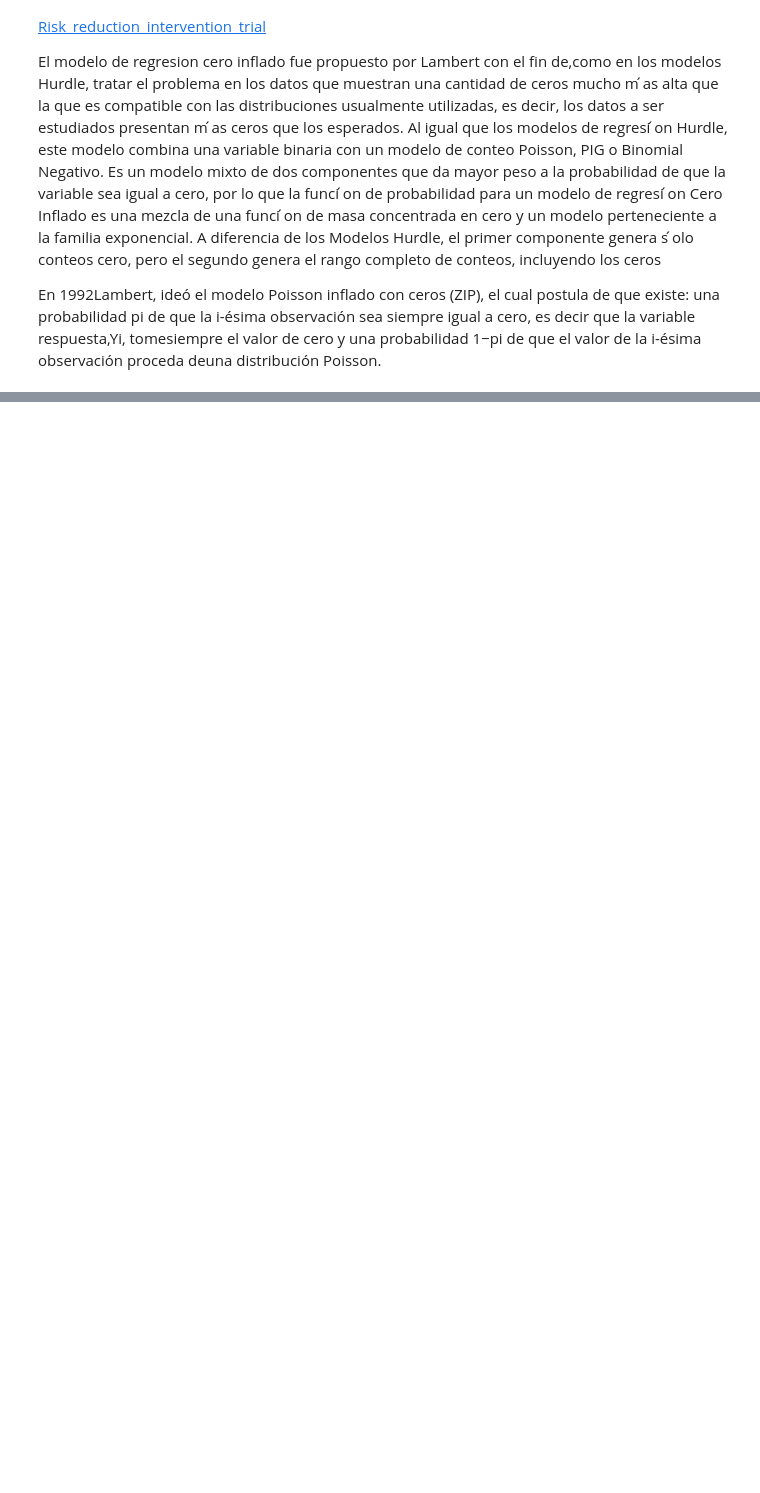
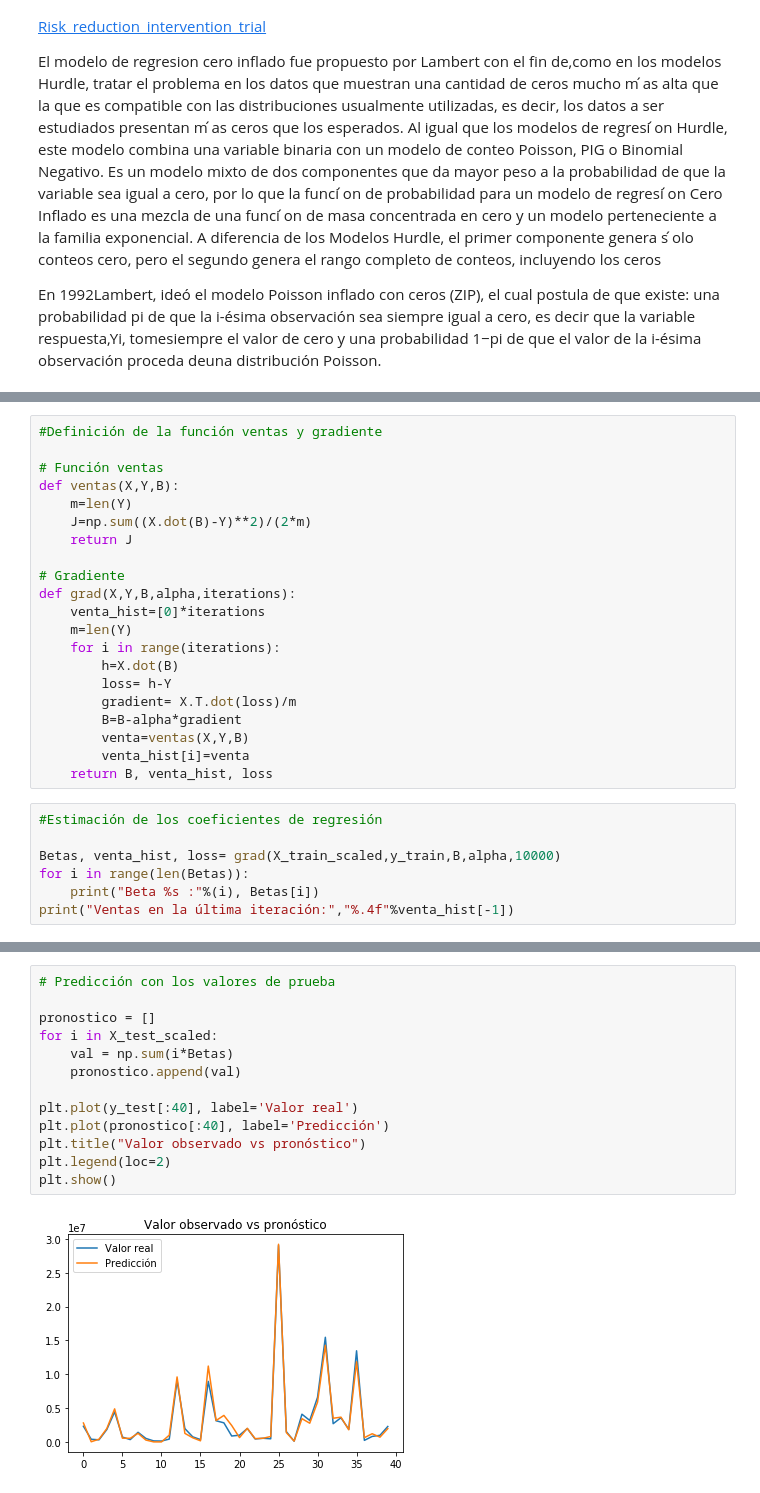
Before and after one commit to KatherinAcosta/Proyecto2018, a Jupyter notebook: 5. Regresión.ipynb, the cells around one changed output, grey strips where cells are left out. Saved outputs shown, nothing was run; the diff lists cells and outputs as text; blank space fills up the shorter version.

```diff
--- a/5. Regresión.ipynb
+++ b/5. Regresión.ipynb
@@ -16,0 +85,28 @@ En 1992Lambert, ideó el modelo Poisson inﬂado con ceros (ZIP), el cual postul
+# %%
+#Definición de la función ventas y gradiente
+
+# Función ventas
+def ventas(X,Y,B):
+    m=len(Y)
+    J=np.sum((X.dot(B)-Y)**2)/(2*m)
+    return J
+
+# Gradiente
+def grad(X,Y,B,alpha,iterations):
+    venta_hist=[0]*iterations
+    m=len(Y)
+    for i in range(iterations):
+        h=X.dot(B)
+        loss= h-Y
+        gradient= X.T.dot(loss)/m
+        B=B-alpha*gradient
+        venta=ventas(X,Y,B)
+        venta_hist[i]=venta
+    return B, venta_hist, loss
+# %%
+#Estimación de los coeficientes de regresión
+
+Betas, venta_hist, loss= grad(X_train_scaled,y_train,B,alpha,10000)
+for i in range(len(Betas)):
+    print("Beta %s :"%(i), Betas[i])
+print("Ventas en la última iteración:","%.4f"%venta_hist[-1])
@@ -16,0 +131,15 @@ En 1992Lambert, ideó el modelo Poisson inﬂado con ceros (ZIP), el cual postul
+# %%
+# Predicción con los valores de prueba
+
+pronostico = []
+for i in X_test_scaled:
+    val = np.sum(i*Betas)
+    pronostico.append(val)
+
+plt.plot(y_test[:40], label='Valor real')
+plt.plot(pronostico[:40], label='Predicción')
+plt.title("Valor observado vs pronóstico")
+plt.legend(loc=2)
+plt.show()
+# %% [output]
+[figure, added]
```
Also changed, not shown: parts of 11 cells of this notebook.
